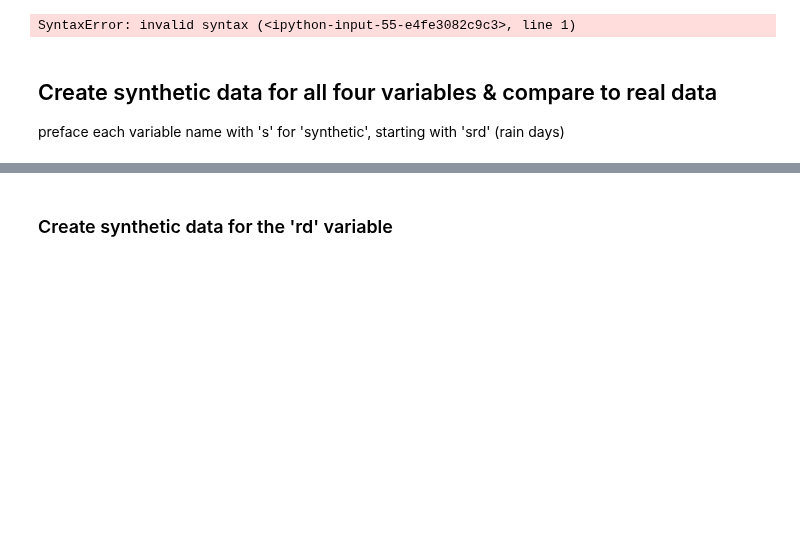
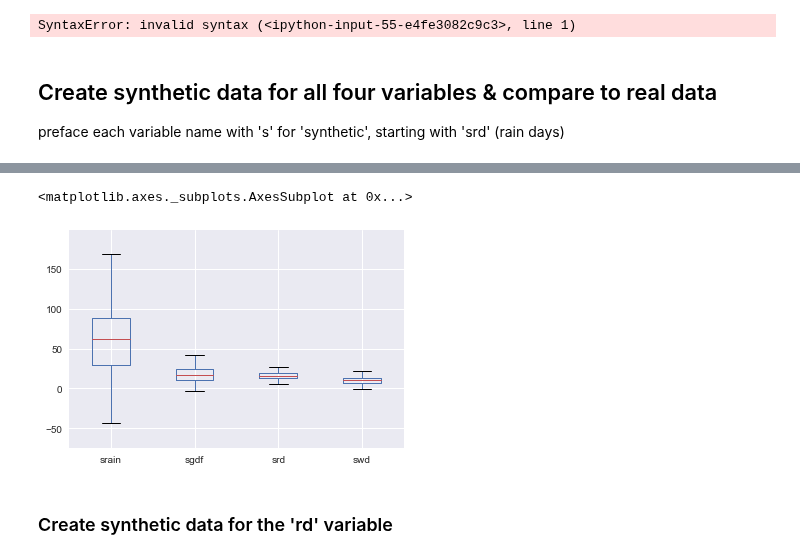
Before and after one commit to Aqua5lad/PDA-Dec-Project, a Jupyter notebook: PDA Project Dec 2018.ipynb, the cells around one changed output, grey strips where cells are left out. Saved outputs shown, nothing was run; the diff lists cells and outputs as text; code cells hidden in the pictures; blank space fills up the shorter version.

```diff
--- a/PDA Project Dec 2018.ipynb
+++ b/PDA Project Dec 2018.ipynb
@@ -620,0 +625,2 @@ preface each variable name with 's' for 'synthetic', starting with 'srd' (rain d
+# %%
+dfsyn = pd.DataFrame({'srain':np.random.normal(66.385, 40.455, 250).round(1),'sgdf':np.random.normal(18.068, 11.743, 250).round(1),'srd':np.random.normal(15.777, 4.753, 250).round(),'swd':np.random.normal(10.846, 4.291, 250).round()})
@@ -621,3 +639,8 @@ preface each variable name with 's' for 'synthetic', starting with 'srd' (rain d
+# %%
+dfsyn.plot.box()
+# %% [output]
+<matplotlib.axes._subplots.AxesSubplot at 0x...>
+[figure, added]
 # %% [markdown]
 ### Create synthetic data for the 'rd' variable
 # %%
```
Also changed, not shown: parts of 8 cells of this notebook.
